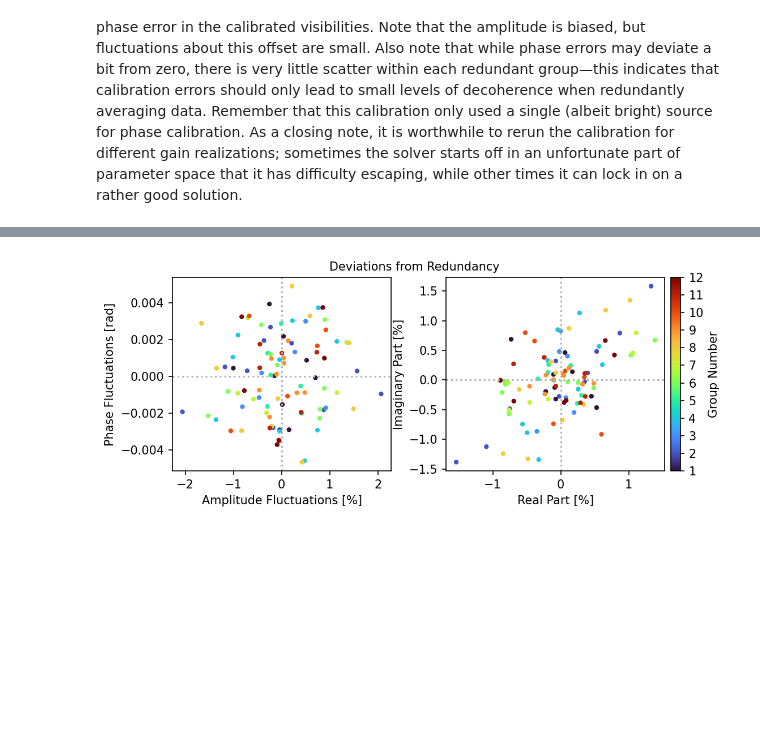
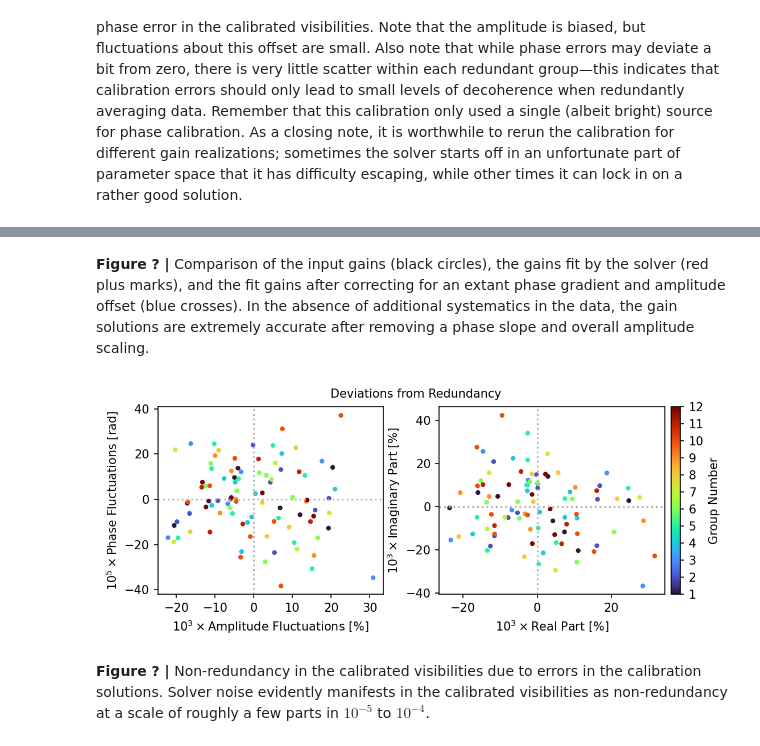
Before and after one commit to r-pascua/corrcal, a Jupyter notebook: docs/tutorials/calibration_example.ipynb, the cells around one changed output, grey strips where cells are left out. Cells and saved outputs as stored; diff of their text form; code cells hidden in the pictures; blank space fills up the shorter version.

```diff
--- a/docs/tutorials/calibration_example.ipynb
+++ b/docs/tutorials/calibration_example.ipynb
@@ -575,7 +519,7 @@ In an actual calibration scenario, the noise should be estimated directly from t
 # %%
 autocorr = uvdata.get_data(0, 0, "xx")[0,0]
 noise_amp = 1e-4 * autocorr  # This is radiometer with dnu dt = 1e8
-noise = np.ones(ant_1_array.size, dtype=complex) * noise_amp
+noise = np.ones(edges[-1], dtype=float) * noise_amp**2
 # %% [markdown]
 ### Gain Simulation
 # %% [markdown]
@@ -623,6 +567,6 @@ cov = corrcal.sparse.SparseCov(
     diff_mat=diff_mat,
     src_mat=src_mat,
     edges=edges,
-    n_eig=n_eig,
+    n_eig=2*n_eig,
     isinv=False,
 )
@@ -630,8 +576,13 @@ cov = corrcal.sparse.SparseCov(
 # Set up the additional arguments the objective function needs.
 gain_scale = 1  # Scaling factor to help with convergence time.
 phs_norm = 0.1  # How close to zero phase the calibration solutions should be.
+
+# Split the data into alternating real/imaginary components
+split_data = np.zeros(edges[-1], dtype=float)
+split_data[::2] = data.real
+split_data[1::2] = data.imag
 opt_args = (
-    cov, data, ant_1_array, ant_2_array, gain_scale, phs_norm
+    cov, split_data, ant_1_array, ant_2_array, gain_scale, phs_norm
 )
 
 # Split up the gains into the real/imaginary parts for calibration.
@@ -715,0 +677,10 @@ fig.tight_layout();
+# %%
+# First, let's look at the gain solutions in the complex plane.
+fig, ax = plt.subplots(1, 1, figsize=(4,4), dpi=150)
+ax.set_xlabel("Real Part of Gain")
+ax.set_ylabel("Imag Part of Gain")
+
+ax.scatter(true_gains.real, true_gains.imag, color="k", marker=".", label="Truth")
+ax.scatter(gain_soln.real, gain_soln.imag, color="r", marker="+", label="Fit")
+ax.scatter(updated_gains.real, updated_gains.imag, color="b", marker="x", label="Updated Fit")
+ax.legend();
@@ -716,39 +689,43 @@ fig.tight_layout();
+# %% [markdown]
+**Figure ? |** Comparison of the input gains (black circles), the gains fit by the solver (red plus marks), and the fit gains after correcting for an extant phase gradient and amplitude offset (blue crosses). In the absence of additional systematics in the data, the gain solutions are extremely accurate after removing a phase slope and overall amplitude scaling.
 # %%
 # Now let's look at fluctuations about the redundant average for each group.
 amp_fluctuations = np.zeros(cal_data.size, dtype=float)
 phs_fluctuations = np.zeros(cal_data.size, dtype=float)
 vis_fluctuations = np.zeros(cal_data.size, dtype=complex)
 group_ids = np.zeros(cal_data.size, dtype=float)
 
-for i, (start, stop) in enumerate(zip(edges, edges[1:]), 1):
+for i, (start, stop) in enumerate(zip(edges//2, edges[1:]//2), 1):
     group = cal_data[start:stop]
     red_avg = group.mean()
     amp_fluctuations[start:stop] = 100 * (
         np.abs(group) - np.abs(red_avg)
     ) / np.abs(red_avg)
     phs_fluctuations[start:stop] = np.angle(group * red_avg.conj())
     group_ids[start:stop] = i
     vis_fluctuations[start:stop] = 100 * (
         group - red_avg
     ) / np.abs(red_avg)
 
 fig, axes = plt.subplots(1, 2, figsize=(8,3), dpi=150)
-axes[0].set_xlabel("Amplitude Fluctuations [%]")
-axes[0].set_ylabel("Phase Fluctuations [rad]")
-axes[1].set_xlabel("Real Part [%]")
-axes[1].set_ylabel("Imaginary Part [%]")
+axes[0].set_xlabel(r"$10^3\times$Amplitude Fluctuations [%]")
+axes[0].set_ylabel(r"$10^5\times$Phase Fluctuations [rad]")
+axes[1].set_xlabel(r"$10^3\times$Real Part [%]")
+axes[1].set_ylabel(r"$10^3\times$Imaginary Part [%]")
 fig.text(0.475, 0.99, "Deviations from Redundancy", ha="center", va="center")
 for ax in axes:
     ax.axvline(0, color='0.7', ls=':')
     ax.axhline(0, color='0.7', ls=':')
-axes[1].scatter(vis_fluctuations.real, vis_fluctuations.imag, c=group_ids, marker='.', cmap=plt.cm.turbo)
-cax = axes[0].scatter(amp_fluctuations, phs_fluctuations, c=group_ids, marker='.', cmap=plt.cm.turbo)
+axes[1].scatter(1e3*vis_fluctuations.real, 1e3*vis_fluctuations.imag, c=group_ids, marker='.', cmap=plt.cm.turbo)
+cax = axes[0].scatter(1e3*amp_fluctuations, 1e5*phs_fluctuations, c=group_ids, marker='.', cmap=plt.cm.turbo)
 
 fig.tight_layout()
 cbar = fig.colorbar(cax, ax=axes, label="Group Number", pad=0.01)
 cbar.set_ticks(np.arange(1, edges.size))
 # %% [output]
-[figure, old version]
+[figure, new version]
+# %% [markdown]
+**Figure ? |** Non-redundancy in the calibrated visibilities due to errors in the calibration solutions. Solver noise evidently manifests in the calibrated visibilities as non-redundancy at a scale of roughly a few parts in $10^{-5}$ to $10^{-4}$.
 # %%
 # To help put things into context, let's compare against uncalibrated data
 uncal_data = true_gain_mat * true_data
```
Also changed, not shown: parts of 32 cells of this notebook.
